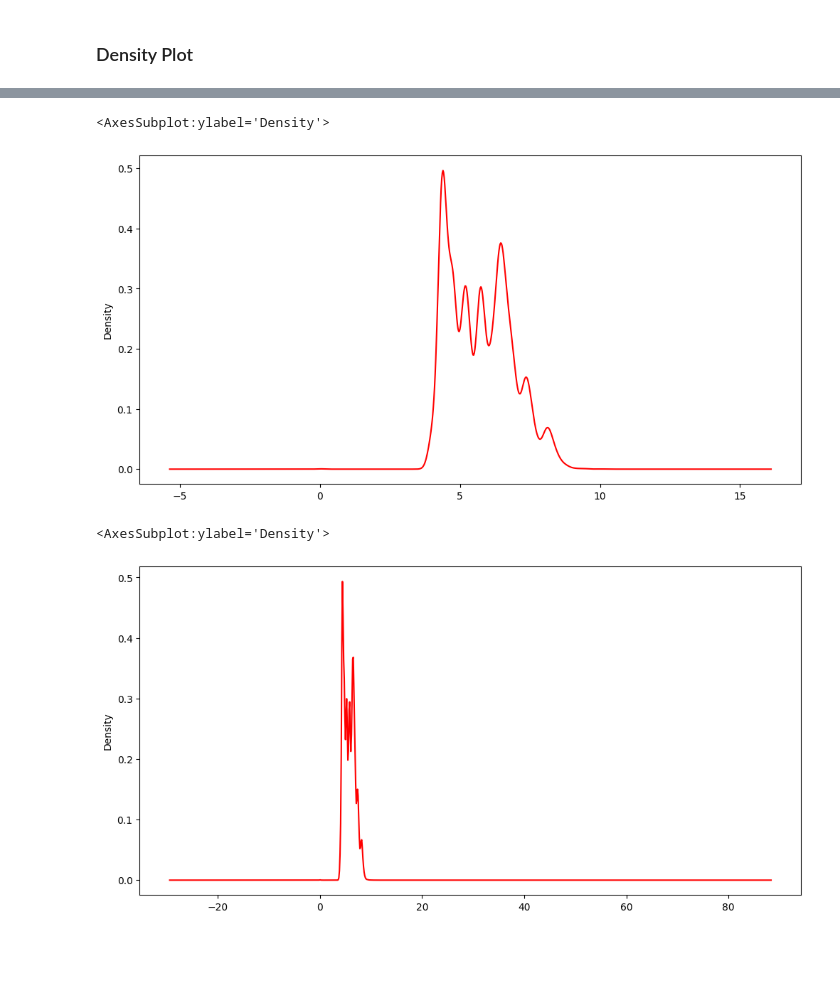
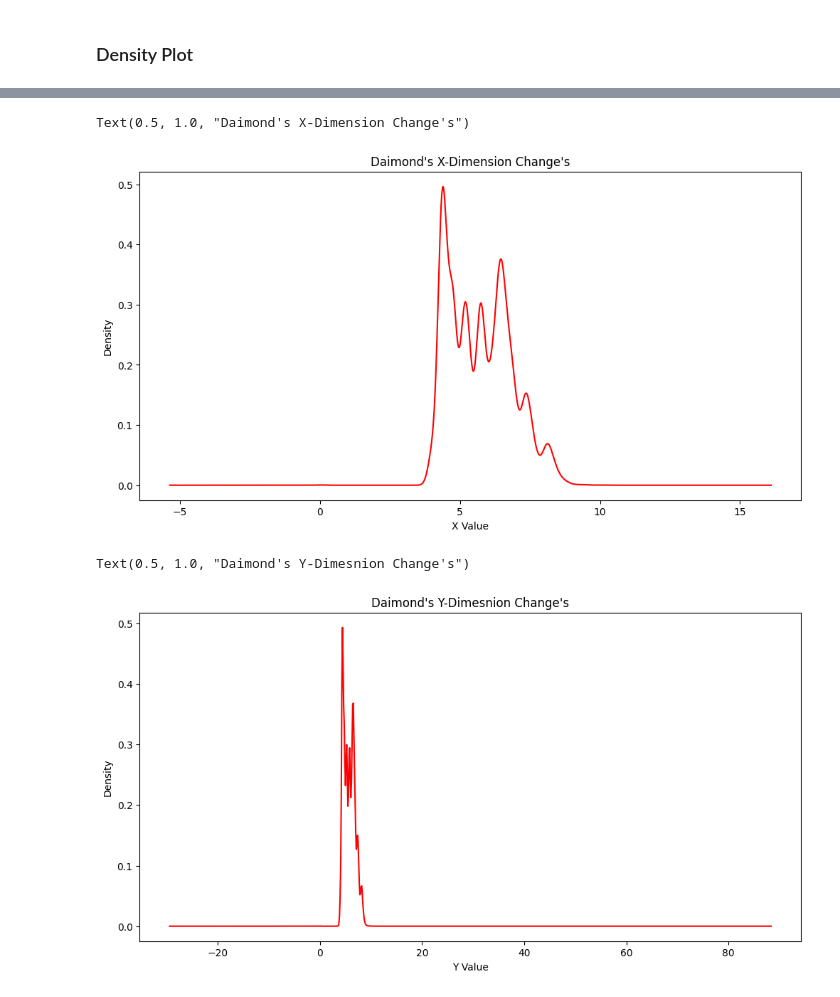
Before and after one commit to mayankanand2701/Celebal-COE-Training-2024, a Jupyter notebook: Assignment ( Week 3 )/Visualization of Diamonds Dataset.ipynb, the cells around one changed output, grey strips where cells are left out. Drawn from its saved outputs; the diff is of its cells as text; code cells hidden in the pictures; blank space fills up the shorter version.

```diff
--- a/Assignment ( Week 3 )/Visualization of Diamonds Dataset.ipynb
+++ b/Assignment ( Week 3 )/Visualization of Diamonds Dataset.ipynb
@@ -122,7 +327,5 @@ dtype: int64
 # %%
-# The first column of the dataset is useless as it is just the serial number so dropping it
-
-df1=df.drop(columns='Unnamed: 0')
+df4=df.drop(columns='Unnamed: 0')
 # %%
 # To know the shape of the new dataframe
 
@@ -368,11 +647,15 @@ df1['price'].plot(kind='density',figsize=(12,6),color='red')
 # %%
-df1['x'].plot(kind='density',figsize=(12,6),color='red')
+df4['x'].plot(kind='density',figsize=(12,6),color='red')
+plt.xlabel("X Value")
+plt.title("Daimond's X-Dimension Change's")
 # %% [output]
-<AxesSubplot:ylabel='Density'>
+Text(0.5, 1.0, "Daimond's X-Dimension Change's")
-[figure, old version]
+[figure, new version]
 # %%
-df1['y'].plot(kind='density',figsize=(12,6),color='red')
+df4['y'].plot(kind='density',figsize=(12,6),color='red')
+plt.xlabel("Y Value")
+plt.title("Daimond's Y-Dimesnion Change's")
 # %% [output]
-<AxesSubplot:ylabel='Density'>
+Text(0.5, 1.0, "Daimond's Y-Dimesnion Change's")
-[figure, old version]
+[figure, new version]
 # %%
```
Also changed, not shown: parts of 59 cells of this notebook, 1 other file.
